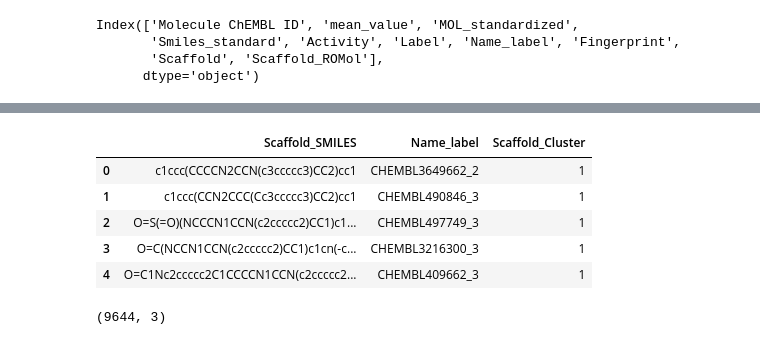
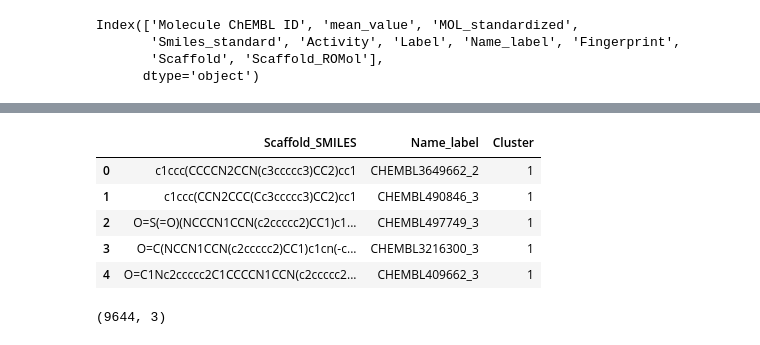
Before and after one commit to kuteykin/HTR2a-bioactivity-prediction, a Jupyter notebook: 5_ht2a_receptor_bioactivity_predictor.ipynb, the cells around one changed output, grey strips where cells are left out. Cells and saved outputs as stored; diff of their text form; code cells hidden in the pictures.

```diff
--- a/5_ht2a_receptor_bioactivity_predictor.ipynb
+++ b/5_ht2a_receptor_bioactivity_predictor.ipynb
@@ -464,11 +402,12 @@ df[['Scaffold', 'Name_label']].to_csv('Output/serotonin_scaffold.smi', sep='\t',
 #    --infileParams "smilesColumn,1, smilesNameColumn,2, smilesDelimiter,tab, smilesTitleLine, auto, sanitize, yes"\
 #    --overwrite
 # %%
-scaffold_cluster = pd.read_csv('Output/serotonin_scaffold_cluster.smi', sep= ' ').\
-      rename(columns={'SMILES': 'Scaffold_SMILES', 'Name': 'Name_label', 'ClusterNumber': 'Scaffold_Cluster'})
+scaffold_cluster = pd.read_csv('Output/serotonin_scaffold_cluster.smi', sep= ' ')\
+      .rename(columns={'SMILES': 'Scaffold_SMILES', 'Name': 'Name_label', 'ClusterNumber': 'Cluster'})
+
 scaffold_cluster.head()
 # %% [output]
-|  | Scaffold_SMILES | Name_label | Scaffold_Cluster |
+|  | Scaffold_SMILES | Name_label | Cluster |
 | 0 | c1ccc(CCCCN2CCN(c3ccccc3)CC2)cc1 | CHEMBL3649662_2 | 1 |
 | 1 | c1ccc(CCN2CCC(Cc3ccccc3)CC2)cc1 | CHEMBL490846_3 | 1 |
 | 2 | O=S(=O)(NCCCN1CCN(c2ccccc2)CC1)c1... | CHEMBL497749_3 | 1 |
```
Also changed, not shown: parts of 52 cells of this notebook.
